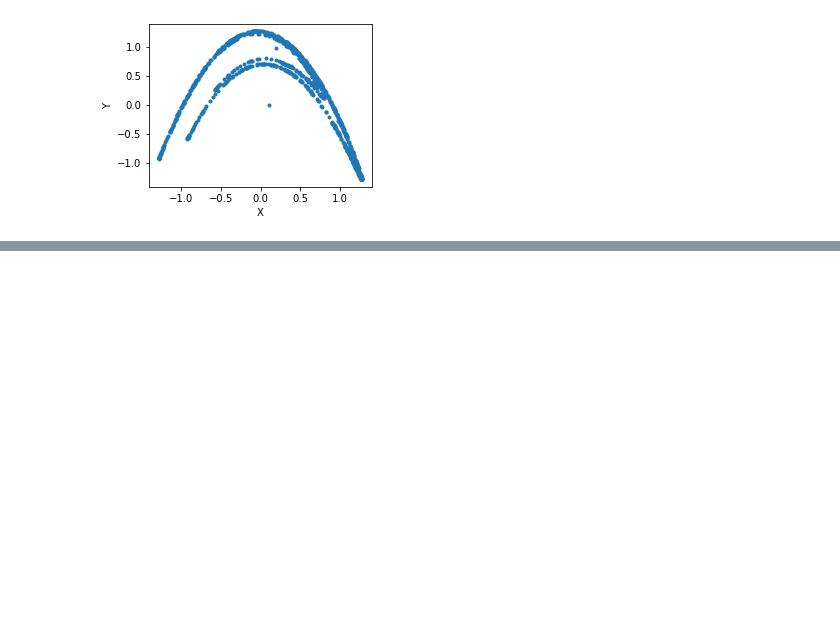
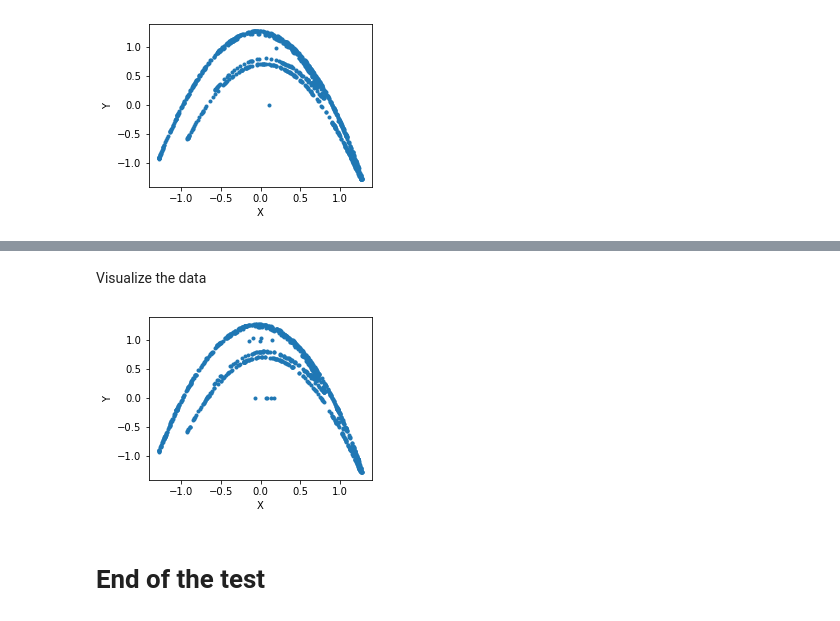
Before and after one commit to yesunhuang/QRNNs_Memory, a Jupyter notebook: DataGenerator/Test_Henon_Map.ipynb, the cells around one changed output, grey strips where cells are left out. Cells and saved outputs as stored; diff of their text form; code cells hidden in the pictures; blank space fills up the shorter version.

```diff
--- a/DataGenerator/Test_Henon_Map.ipynb
+++ b/DataGenerator/Test_Henon_Map.ipynb
@@ -67,0 +119,5 @@ Text(0, 0.5, 'Y')
+# %%
+n=5
+seed=(np.random.randn(n*2)*0.1).tolist()
+size=1000
+fileName='HenonMapTest3.csv'
@@ -67,0 +126,2 @@ Text(0, 0.5, 'Y')
+# %%
+hMap=HenonMapDataGen(seed,n=n,a=1.4,b=0.3,heavyMem=False,savepath=savepath)
@@ -67,0 +137,15 @@ Text(0, 0.5, 'Y')
+# %%
+hMap.read_from_CSV(fileName)
+X,Y=hMap.get_data()
+# %% [markdown]
+Visualize the data
+# %%
+#Visualize the data via matplotlib
+fig,axes=plt.subplots(1,1,figsize=(4,3))
+axes.plot(X,Y,'.')
+axes.set_xlabel('X')
+axes.set_ylabel('Y');
+# %% [output]
+[figure, added]
+# %% [markdown]
+# End of the test
```
Also changed, not shown: parts of 34 cells of this notebook, 1 other file.
